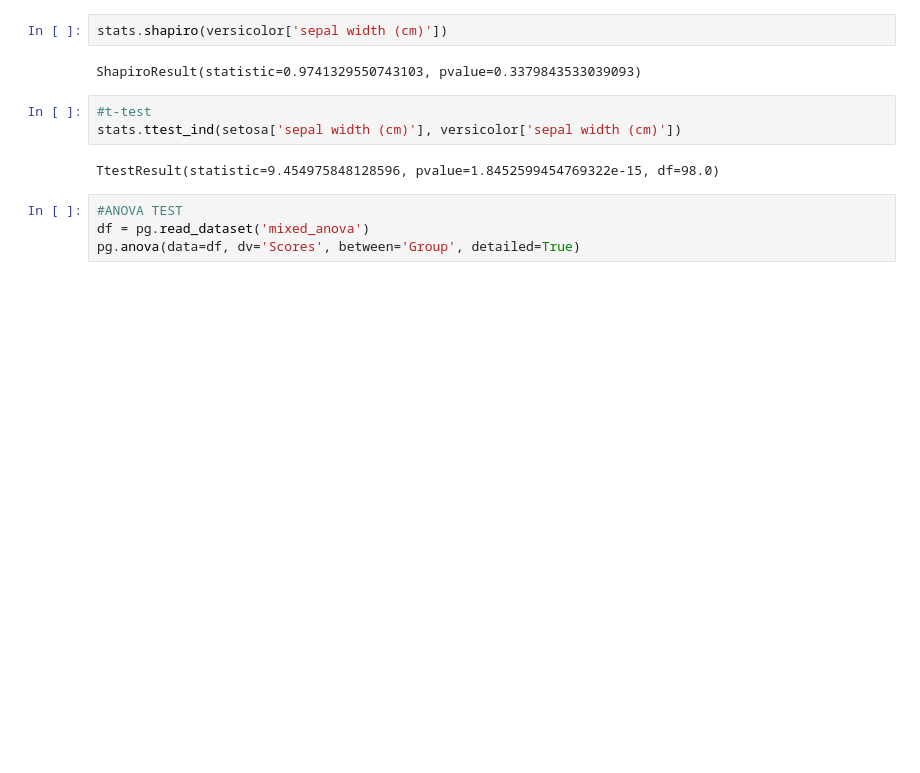
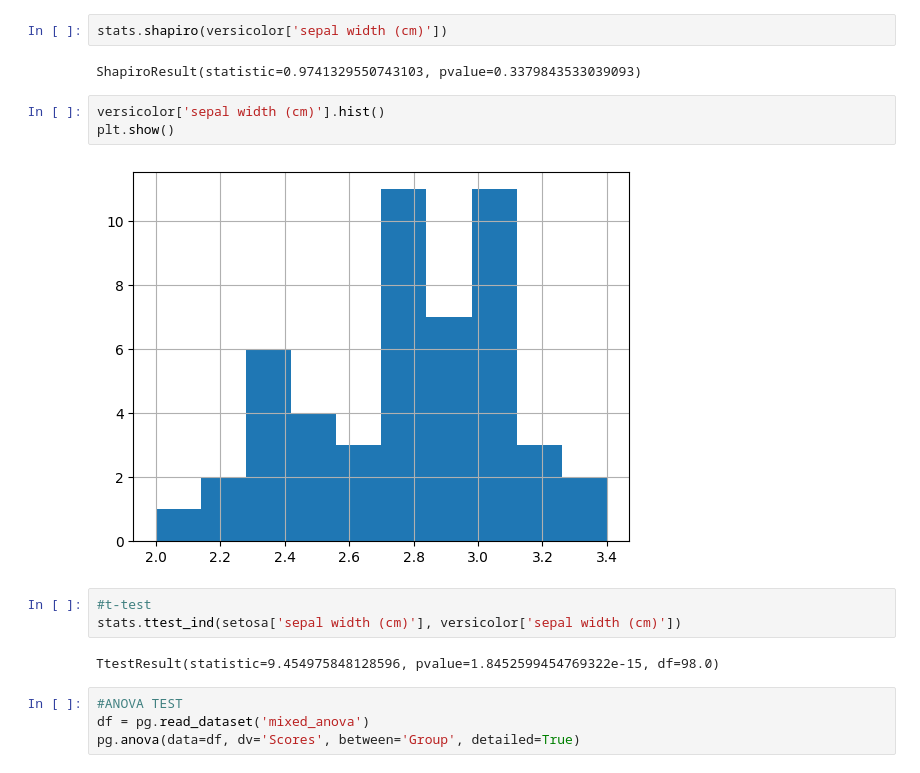
Before and after one commit to bglzaya/python_edm, a Jupyter notebook: stats_test.ipynb, the cells around one changed output. Saved outputs shown, nothing was run; the diff lists cells and outputs as text; blank space fills up the shorter version.

```diff
--- a/stats_test.ipynb
+++ b/stats_test.ipynb
@@ -62,6 +67,11 @@ ShapiroResult(statistic=0.971718966960907, pvalue=0.2715126574039459)
 stats.shapiro(versicolor['sepal width (cm)'])
 # %% [output]
 ShapiroResult(statistic=0.9741329550743103, pvalue=0.3379843533039093)
+# %%
+versicolor['sepal width (cm)'].hist()
+plt.show()
+# %% [output]
+[figure, added]
 # %%
 #t-test
 stats.ttest_ind(setosa['sepal width (cm)'], versicolor['sepal width (cm)'])
```
Also changed, not shown: parts of 1 cell of this notebook, 1 other file.
